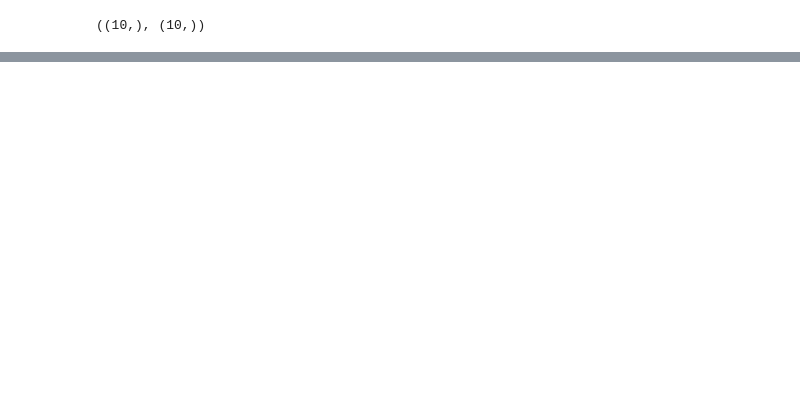
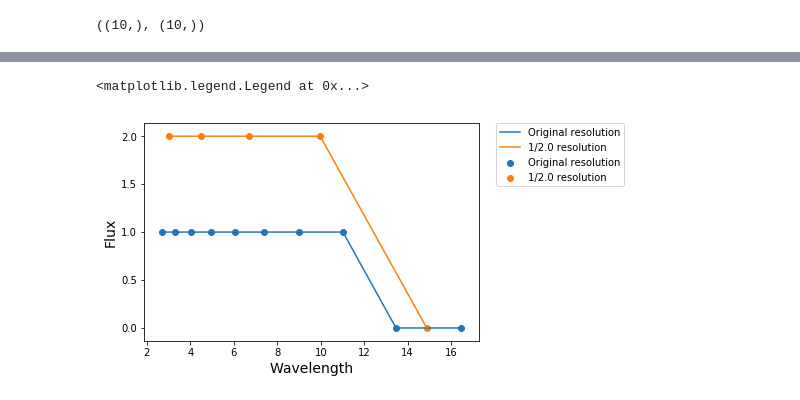
Before and after one commit to umerudel/SESNspectraPCA, a Jupyter notebook: code/test.ipynb, the cells around one changed output, grey strips where cells are left out. Drawn from its saved outputs; the diff is of its cells as text; code cells hidden in the pictures; blank space fills up the shorter version.

```diff
--- a/code/test.ipynb
+++ b/code/test.ipynb
@@ -138,0 +123,11 @@ array([0.4, 0.4, 0.4])
+# %%
+plt.plot(w, f, label="Original resolution")
+plt.scatter(w, f, label="Original resolution")
+plt.plot(w2, f2, label="1/2.0 resolution")
+plt.scatter(w2, f2, label="1/2.0 resolution")
+plt.xlabel('Wavelength', fontsize=14)
+plt.ylabel('Flux', fontsize=14)
+plt.legend(bbox_to_anchor=(1.05, 1), loc='upper left', borderaxespad=0.)
+# %% [output]
+<matplotlib.legend.Legend at 0x...>
+[figure, added]
```
Also changed, not shown: parts of 21 cells of this notebook.
